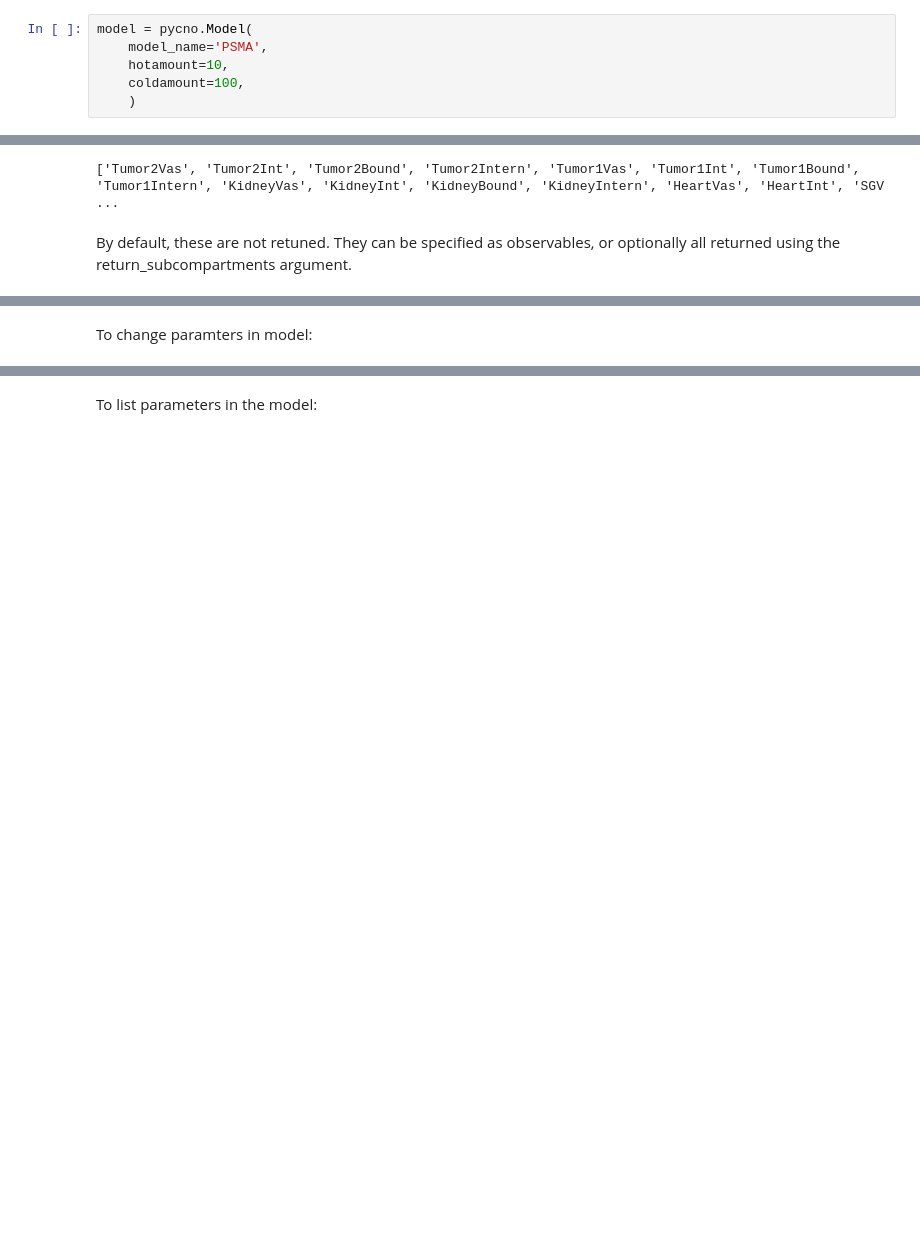
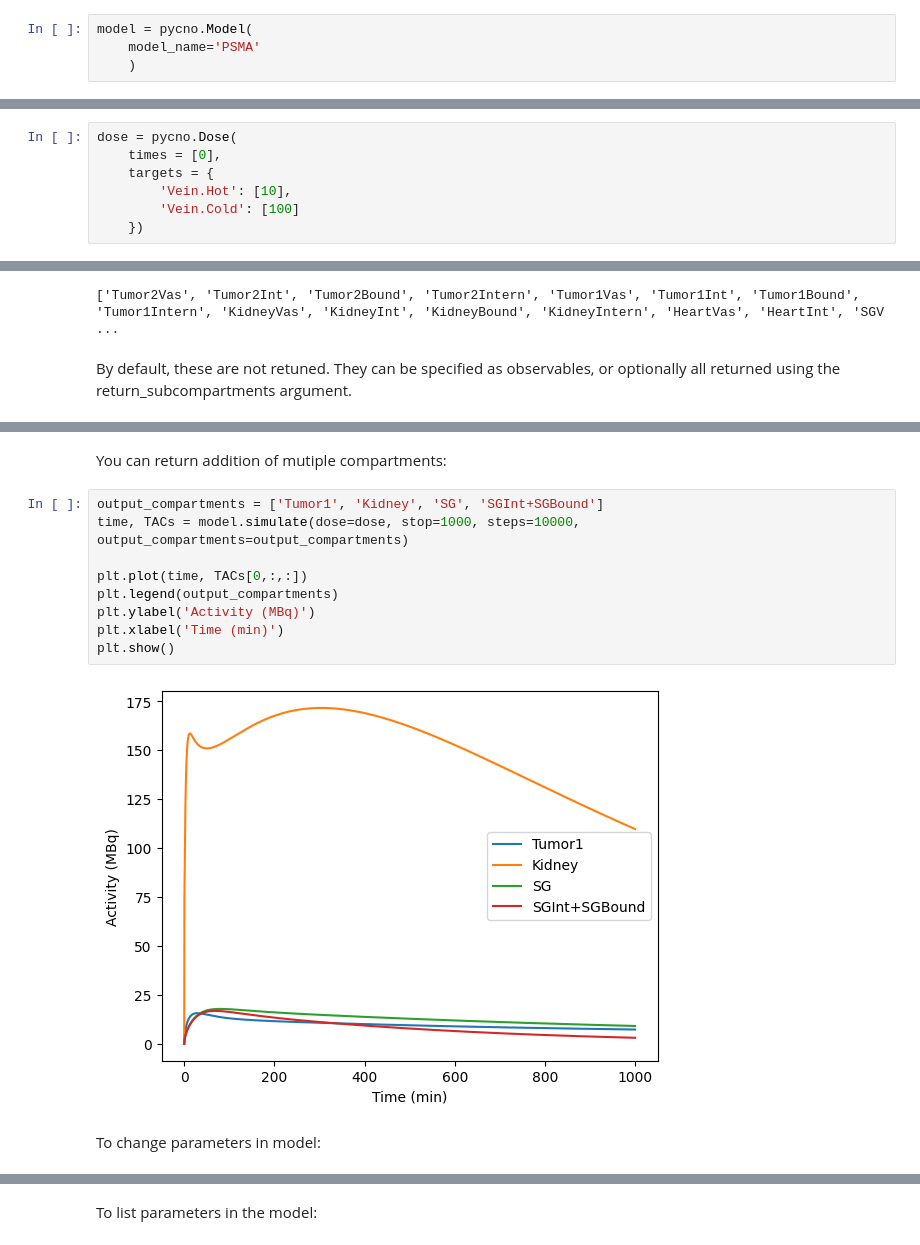
Before and after one commit to qurit/PyCNO, a Jupyter notebook: examples/getting_started.ipynb, the cells around one changed output, grey strips where cells are left out. Cells and saved outputs as stored; diff of their text form; blank space fills up the shorter version.

```diff
--- a/examples/getting_started.ipynb
+++ b/examples/getting_started.ipynb
@@ -9,10 +9,15 @@ import pycno
 To get started, create an instance of the Model class by giving the model_name of one of our models, or the path to another model in .sbml format.
 # %%
 model = pycno.Model(
-    model_name='PSMA',
-    hotamount=10,
-    coldamount=100,
+    model_name='PSMA'
     )
 # %% [markdown]
 Use the simulate method of the model class to simulate the model.
+# %%
+dose = pycno.Dose(
+    times = [0],
+    targets = {
+        'Vein.Hot': [10],
+        'Vein.Cold': [100]
+    })
 # %%
@@ -62,8 +67,21 @@ plt.xlabel('Time (min)')
 plt.show()
 # %% [output]
 [figure]
+# %% [markdown]
+You can return addition of mutiple compartments:
+# %%
+output_compartments = ['Tumor1', 'Kidney', 'SG', 'SGInt+SGBound']
+time, TACs = model.simulate(dose=dose, stop=1000, steps=10000, output_compartments=output_compartments)
+
+plt.plot(time, TACs[0,:,:])
+plt.legend(output_compartments)
+plt.ylabel('Activity (MBq)')
+plt.xlabel('Time (min)')
+plt.show()
+# %% [output]
+[figure, added]
 # %% [markdown]
-To change paramters in model:
+To change parameters in model:
 # %%
 parameters = {
     'Rden_Tumor1': 500,
```
Also changed, not shown: parts of 6 cells of this notebook, 2 other files.
